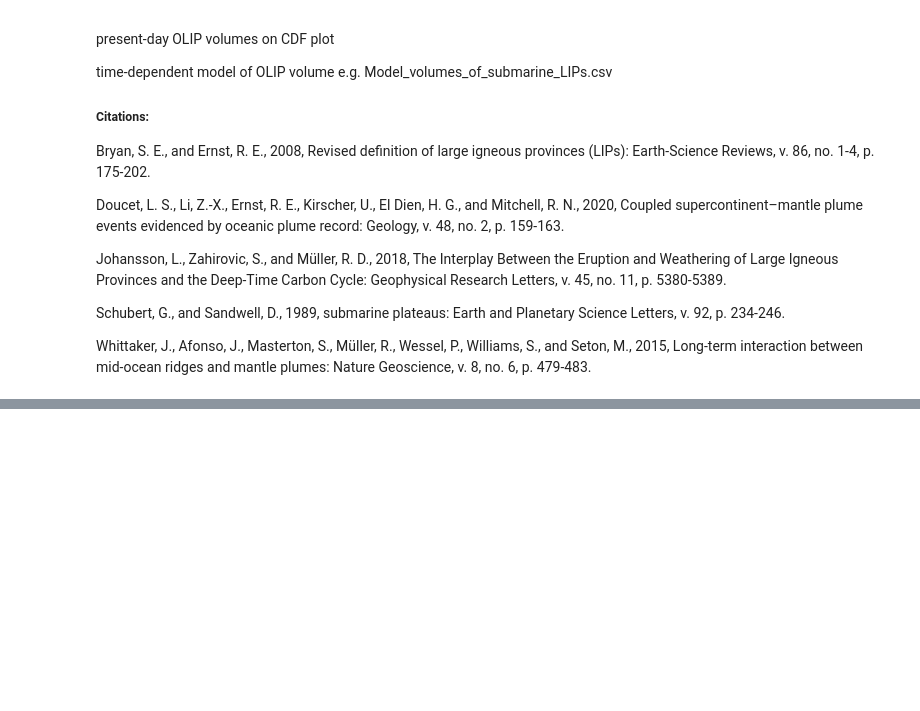
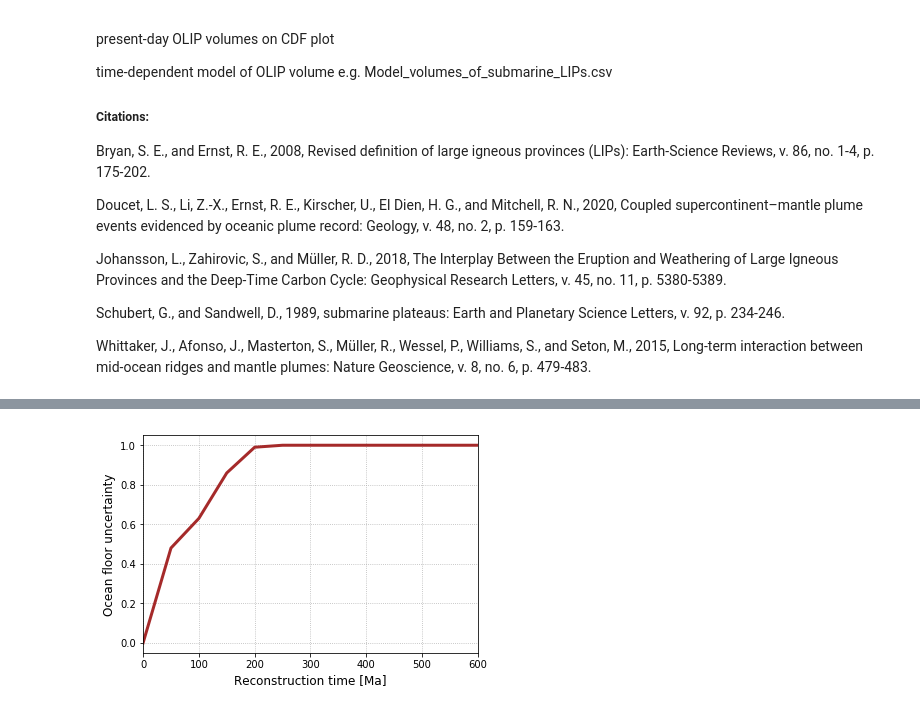
Before and after one commit to alyoung6361/SeaLevelRepository, a Jupyter notebook: 3-Volumes_of_submarine_LIPs.ipynb, the cells around one changed output, grey strips where cells are left out. Saved outputs shown, nothing was run; the diff lists cells and outputs as text; code cells hidden in the pictures; blank space fills up the shorter version.

```diff
--- a/3-Volumes_of_submarine_LIPs.ipynb
+++ b/3-Volumes_of_submarine_LIPs.ipynb
@@ -210,0 +258,17 @@ Doucet.to_csv(workDir+"/Model_volumes_of_submarine_LIPs.csv" )
+# %%
+fig = plt.figure(figsize=(6,4))
+n=10
+
+plt.plot(Doucet['Age'][::n], Doucet['WorldUncerainty'][::n], color='brown', linewidth=3)
+# plt.plot(Doucet['Age'], Doucet['90'], label='p90')
+# plt.plot(Doucet['Age'], Doucet['10'], label='p10')
+
+# plt.legend()
+# plt.ylabel('Volume [m$^3$]', fontsize = 12)
+plt.ylabel('Ocean floor uncertainty', fontsize = 12)
+plt.xlabel('Reconstruction time [Ma]', fontsize = 12)
+plt.grid(linestyle=':')
+plt.xlim(0, 600)
+plt.savefig(workDir+'/WorldUncerainty.pdf', format='pdf', dpi=600 , bbox_inches = 'tight')
+# %% [output]
+[figure, added]
```
Also changed, not shown: parts of 5 cells of this notebook, 4 other files.
